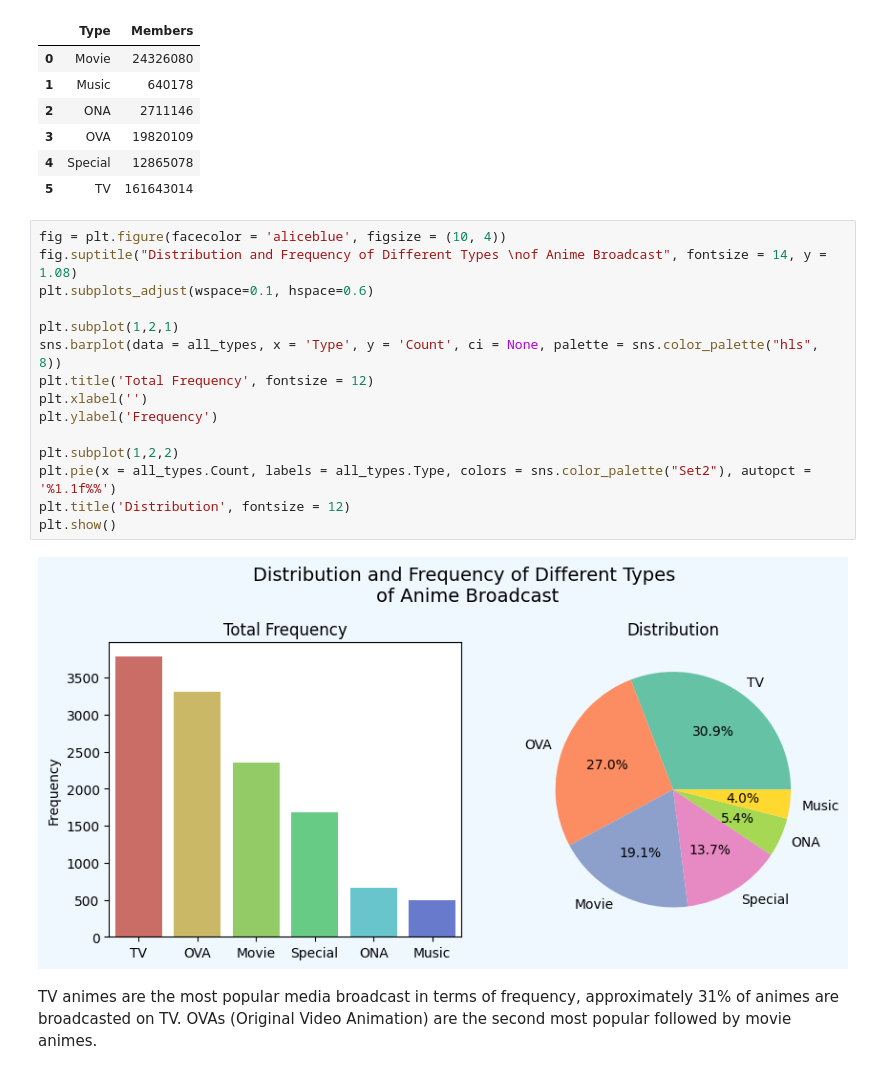
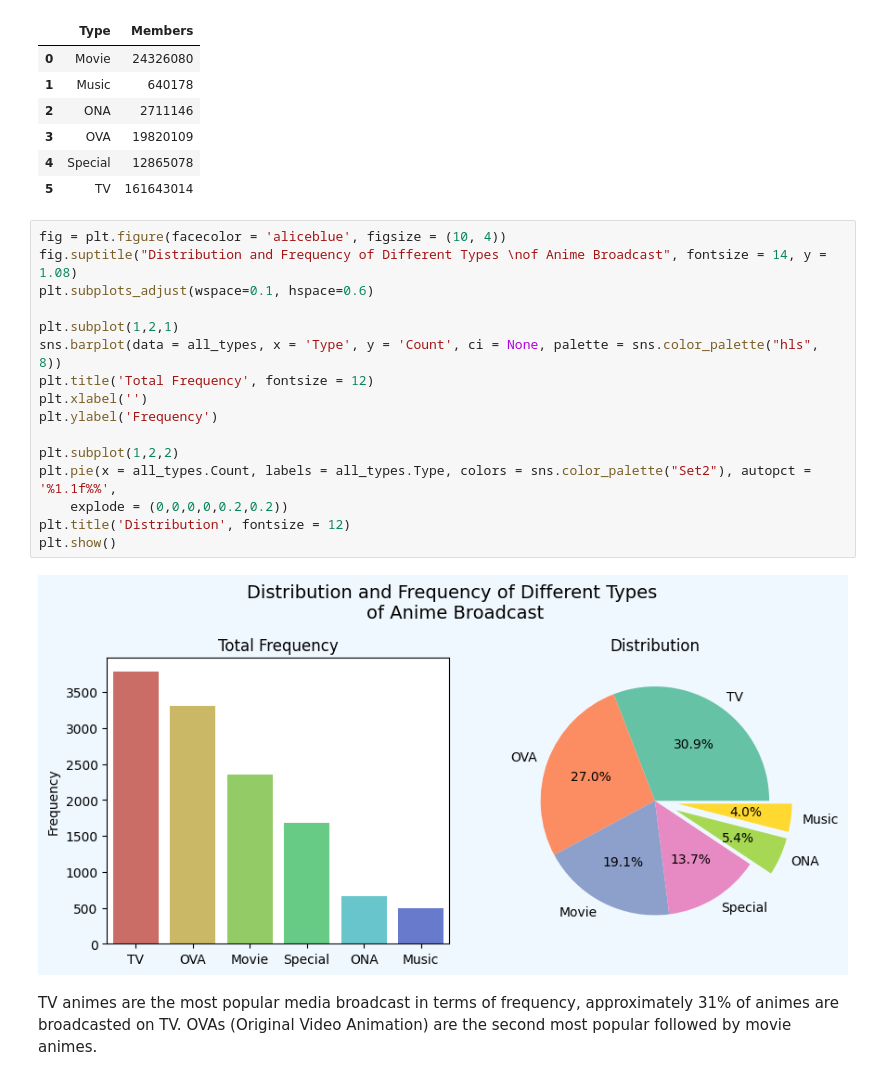
Before and after one commit to LouisThong15/Data-Analysis-Projects, a Jupyter notebook: Anime Analysis/Anime Dataset Data Analysis.ipynb, the cells around one changed output. Drawn from its saved outputs; the diff is of its cells as text.

```diff
--- a/Anime Analysis/Anime Dataset Data Analysis.ipynb
+++ b/Anime Analysis/Anime Dataset Data Analysis.ipynb
@@ -485,20 +486,21 @@ type_sum
 # %%
 fig = plt.figure(facecolor = 'aliceblue', figsize = (10, 4))
 fig.suptitle("Distribution and Frequency of Different Types \nof Anime Broadcast", fontsize = 14, y = 1.08)
 plt.subplots_adjust(wspace=0.1, hspace=0.6)
 
 plt.subplot(1,2,1)
 sns.barplot(data = all_types, x = 'Type', y = 'Count', ci = None, palette = sns.color_palette("hls", 8))
 plt.title('Total Frequency', fontsize = 12)
 plt.xlabel('')
 plt.ylabel('Frequency')
 
 plt.subplot(1,2,2)
-plt.pie(x = all_types.Count, labels = all_types.Type, colors = sns.color_palette("Set2"), autopct = '%1.1f%%')
+plt.pie(x = all_types.Count, labels = all_types.Type, colors = sns.color_palette("Set2"), autopct = '%1.1f%%',
+    explode = (0,0,0,0,0.2,0.2))
 plt.title('Distribution', fontsize = 12)
 plt.show()
 # %% [output]
-[figure, old version]
+[figure, new version]
 # %% [markdown]
 TV animes are the most popular media broadcast in terms of frequency, approximately 31% of animes are broadcasted on TV. OVAs (Original Video Animation) are the second most popular followed by movie animes.
 # %%
```
Also changed, not shown: parts of 5 cells of this notebook.
